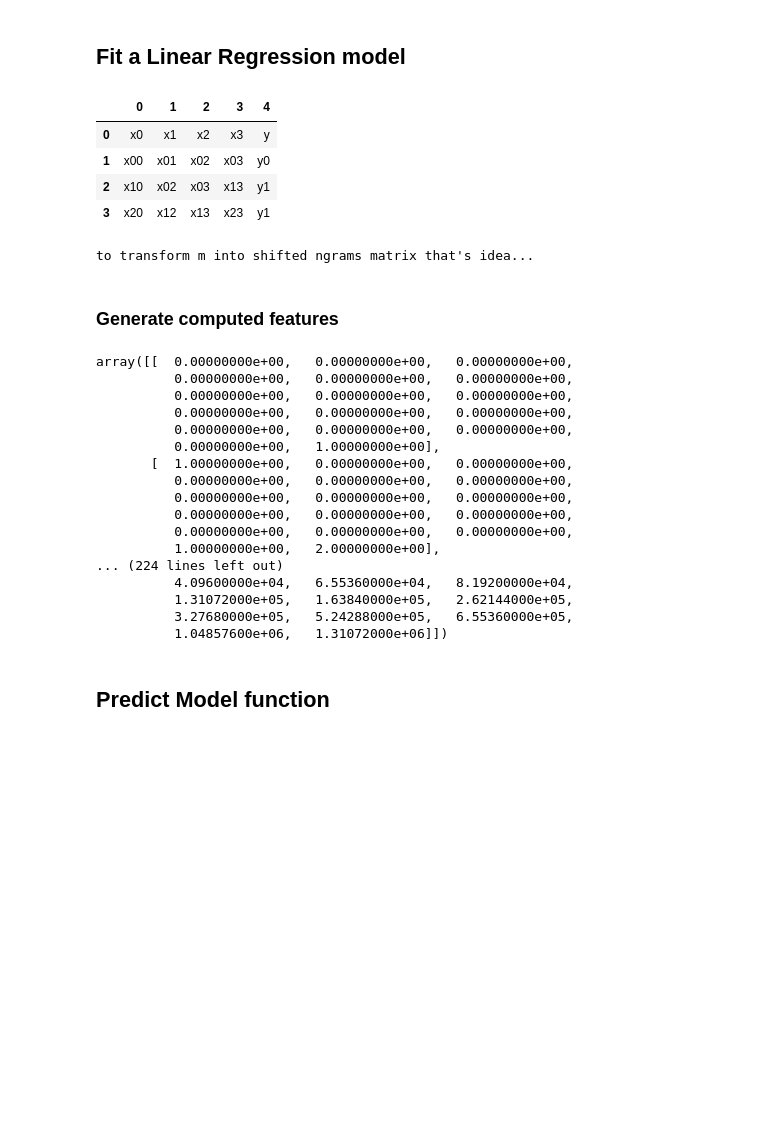
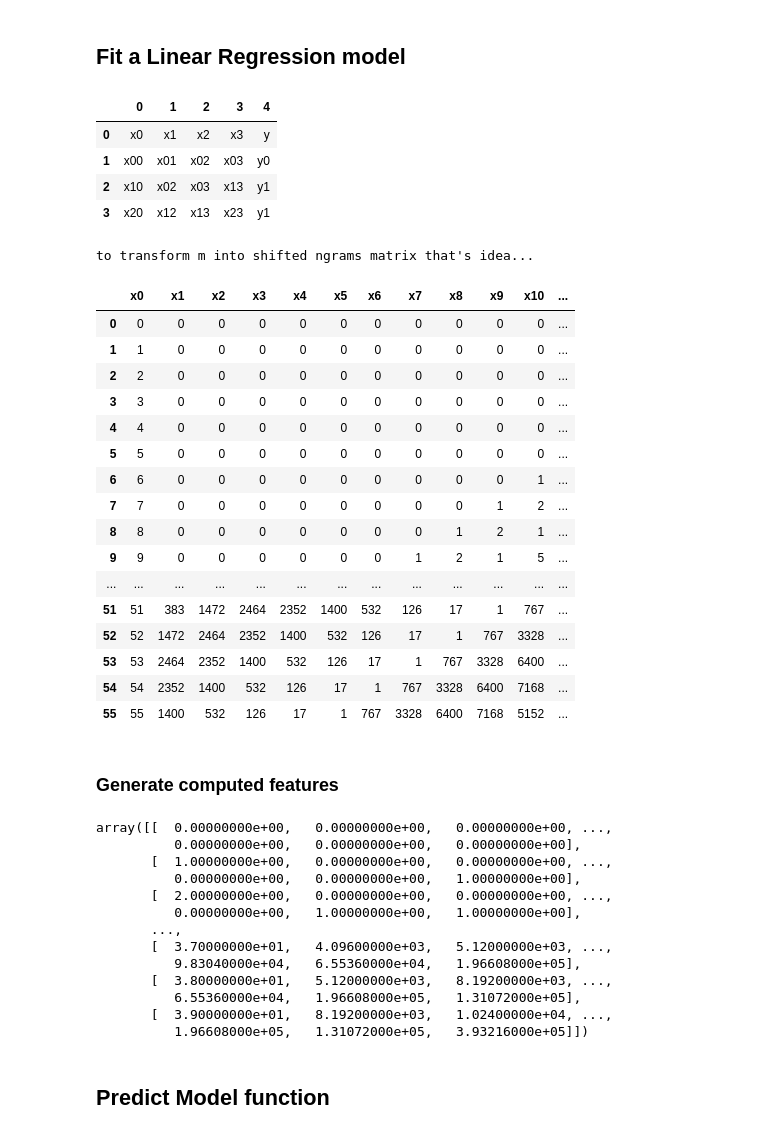
Before and after one commit to gerardobort/kaggle, a Jupyter notebook: integer-sequence-learning/serious approach 1.ipynb, the cells around one changed output. Drawn from its saved outputs; the diff is of its cells as text; code cells hidden in the pictures; blank space fills up the shorter version.

```diff
--- a/integer-sequence-learning/serious approach 1.ipynb
+++ b/integer-sequence-learning/serious approach 1.ipynb
@@ -68,15 +68,19 @@ def getTrainingSet(seq):
         trainingSet[i] = np.concatenate((xi, x1, y1))
         columns.append("x" + str(i))
     columns.append("y")
+    # mirror lr
+    # trainingSet[:,1:-1] = np.fliplr(trainingSet[:,1:-1])
     return trainingSet, columns
 
-trainingSet, columns = getTrainingSet(train.seq[1][:-1])
+trainingSet, columns = getTrainingSet(train.seq[4][:-1])
 #X = pd.DataFrame(trainingSet[:,:-1].astype(int), columns=columns[:-1])
 #y = pd.DataFrame(trainingSet[:,-1:].astype(int), columns=columns[-1:])
 #display(X, y)
 
-
-##display(pd.DataFrame(trainingSet.astype(int), columns=columns))
+### TEST
+#np.set_printoptions(precision=99)
+#print(train.seq[4][-1:].astype(np.longdouble), predictLast(train.seq[4][:-1]).astype(np.longdouble))
+#display(pd.DataFrame(trainingSet.astype(np.longdouble), columns=columns))
 # %% [markdown]
 ## Fit a Linear Regression model
 # %%
@@ -93,34 +97,54 @@ def getTrainingSetNgram(seq):
     m, columns = getTrainingSet(seq)
     n = int((m.shape[1]-2)/2+1) # n-gram n value
     # n == 15 best cut off - by try and error discovery
     if n > 15:
         n = 15
     #print("n-gram:", n, len(seq))
     mp = np.array([m[:,0], *tuple(np.zeros([n, m.shape[1]-1])), m[:,-1]]).transpose()
     # complete diagonals - ngram matrix
     for i in range(n):
         for j in range(1,n):
             if n-i+j <= n:
                 mp[i,n-i+j] = m[i,j]
     # complete matrix ngrams body
     for i in range(n, m.shape[0]):
         mp[i,1:1+n] = m[i,1-n+i:1+i]
     #print(mp.shape, columns[:mp.shape[1]])
     columns[mp.shape[1]-1] = "y"
+    # vertical mirror center of matrix
+    #    mp[:,1:-1] = np.fliplr(mp[:,1:-1])
+    #    mp = np.flipud(mp)
     return mp, columns[:mp.shape[1]]
 
 trainingSet, columns = getTrainingSet(train.seq[1][:-1])
 #display(pd.DataFrame(trainingSet.astype(int), columns=columns))
 
 trainingSet, columns = getTrainingSetNgram(train.seq[1][:-1])
-##display(pd.DataFrame(trainingSet.astype(int), columns=columns))
+display(pd.DataFrame(trainingSet.astype(int), columns=columns))
 # %% [output]
 |  | 0 | 1 | 2 | 3 | 4 |
 | 0 | x0 | x1 | x2 | x3 | y |
 | 1 | x00 | x01 | x02 | x03 | y0 |
 | 2 | x10 | x02 | x03 | x13 | y1 |
 | 3 | x20 | x12 | x13 | x23 | y1 |
 to transform m into shifted ngrams matrix that's idea...
+|  | x0 | x1 | x2 | x3 | x4 | x5 | x6 | x7 | x8 | x9 | x10 | ... |
+| 0 | 0 | 0 | 0 | 0 | 0 | 0 | 0 | 0 | 0 | 0 | 0 | ... |
+| 1 | 1 | 0 | 0 | 0 | 0 | 0 | 0 | 0 | 0 | 0 | 0 | ... |
+| 2 | 2 | 0 | 0 | 0 | 0 | 0 | 0 | 0 | 0 | 0 | 0 | ... |
+| 3 | 3 | 0 | 0 | 0 | 0 | 0 | 0 | 0 | 0 | 0 | 0 | ... |
+| 4 | 4 | 0 | 0 | 0 | 0 | 0 | 0 | 0 | 0 | 0 | 0 | ... |
+| 5 | 5 | 0 | 0 | 0 | 0 | 0 | 0 | 0 | 0 | 0 | 0 | ... |
+| 6 | 6 | 0 | 0 | 0 | 0 | 0 | 0 | 0 | 0 | 0 | 1 | ... |
+| 7 | 7 | 0 | 0 | 0 | 0 | 0 | 0 | 0 | 0 | 1 | 2 | ... |
+| 8 | 8 | 0 | 0 | 0 | 0 | 0 | 0 | 0 | 1 | 2 | 1 | ... |
+| 9 | 9 | 0 | 0 | 0 | 0 | 0 | 0 | 1 | 2 | 1 | 5 | ... |
+| ... | ... | ... | ... | ... | ... | ... | ... | ... | ... | ... | ... | ... |
+| 51 | 51 | 383 | 1472 | 2464 | 2352 | 1400 | 532 | 126 | 17 | 1 | 767 | ... |
+| 52 | 52 | 1472 | 2464 | 2352 | 1400 | 532 | 126 | 17 | 1 | 767 | 3328 | ... |
+| 53 | 53 | 2464 | 2352 | 1400 | 532 | 126 | 17 | 1 | 767 | 3328 | 6400 | ... |
+| 54 | 54 | 2352 | 1400 | 532 | 126 | 17 | 1 | 767 | 3328 | 6400 | 7168 | ... |
+| 55 | 55 | 1400 | 532 | 126 | 17 | 1 | 767 | 3328 | 6400 | 7168 | 5152 | ... |
 # %% [markdown]
 ### Generate computed features
 # %%
@@ -133,14 +157,14 @@ def generateExtraFeatures(mX):
     #    mX = np.concatenate((mX, np.cos(mX[:,i:i+1])), axis=1) # sin
     #    mX = np.concatenate((mX, np.exp(mX[:,i:i+1])), axis=1) # exp
     #    mX = np.concatenate((mX, np.log(mX[:,i:i+1])), axis=1) # exp
-    if (n > 11):
-        return mX
+    #if (n > 11):
+    #    return mX
     for i in range(1, n-2):
         mX = np.concatenate((mX, mX[:,i+1:i+2] - mX[:,i+0:i+1]), axis=1) # X(n+1) - X(n)
-        mX = np.concatenate((mX, np.angle(mX[:,i+1:i+2] - mX[:,i+0:i+1])), axis=1) # X(n+1) v X(n)
+        #mX = np.concatenate((mX, np.angle(mX[:,i+1:i+2] - mX[:,i+0:i+1])), axis=1) # X(n+1) v X(n)
     #for i in range(1, n-3):
-        #mX = np.concatenate((mX, mX[:,i+2:i+3] - mX[:,i+0:i+1]), axis=1) # X(n+2) - X(n)
-        #mX = np.concatenate((mX, np.angle(mX[:,i+2:i+3] - mX[:,i+0:i+1])), axis=1) # X(n+2) v X(n)
+    #    mX = np.concatenate((mX, mX[:,i+2:i+3] - mX[:,i+0:i+1]), axis=1) # X(n+2) - X(n)
+    #    mX = np.concatenate((mX, np.angle(mX[:,i+2:i+3] - mX[:,i+0:i+1])), axis=1) # X(n+2) v X(n)
     #for i in range(1, n-1):
         #mX = mX
         #mX[:,i+1:i+2] = np.cos(mX[:,i+1:i+2] - mX[:,i:i+1])
@@ -150,23 +174,19 @@ def generateExtraFeatures(mX):
 trainingSet, columns = getTrainingSetNgram(train.seq[2][:-1])
 generateExtraFeatures(trainingSet)
 # %% [output]
-array([[  0.00000000e+00,   0.00000000e+00,   0.00000000e+00,
-          0.00000000e+00,   0.00000000e+00,   0.00000000e+00,
-          0.00000000e+00,   0.00000000e+00,   0.00000000e+00,
-          0.00000000e+00,   0.00000000e+00,   0.00000000e+00,
-          0.00000000e+00,   0.00000000e+00,   0.00000000e+00,
-          0.00000000e+00,   1.00000000e+00],
-       [  1.00000000e+00,   0.00000000e+00,   0.00000000e+00,
-          0.00000000e+00,   0.00000000e+00,   0.00000000e+00,
-          0.00000000e+00,   0.00000000e+00,   0.00000000e+00,
-          0.00000000e+00,   0.00000000e+00,   0.00000000e+00,
-          0.00000000e+00,   0.00000000e+00,   0.00000000e+00,
-          1.00000000e+00,   2.00000000e+00],
-... (224 lines left out)
-          4.09600000e+04,   6.55360000e+04,   8.19200000e+04,
-          1.31072000e+05,   1.63840000e+05,   2.62144000e+05,
-          3.27680000e+05,   5.24288000e+05,   6.55360000e+05,
-          1.04857600e+06,   1.31072000e+06]])
+array([[  0.00000000e+00,   0.00000000e+00,   0.00000000e+00, ...,
+          0.00000000e+00,   0.00000000e+00,   0.00000000e+00],
+       [  1.00000000e+00,   0.00000000e+00,   0.00000000e+00, ...,
+          0.00000000e+00,   0.00000000e+00,   1.00000000e+00],
+       [  2.00000000e+00,   0.00000000e+00,   0.00000000e+00, ...,
+          0.00000000e+00,   1.00000000e+00,   1.00000000e+00],
+       ...,
+       [  3.70000000e+01,   4.09600000e+03,   5.12000000e+03, ...,
+          9.83040000e+04,   6.55360000e+04,   1.96608000e+05],
+       [  3.80000000e+01,   5.12000000e+03,   8.19200000e+03, ...,
+          6.55360000e+04,   1.96608000e+05,   1.31072000e+05],
+       [  3.90000000e+01,   8.19200000e+03,   1.02400000e+04, ...,
+          1.96608000e+05,   1.31072000e+05,   3.93216000e+05]])
 # %% [markdown]
 ## Predict Model function
 # %%
```
Also changed, not shown: parts of 4 cells of this notebook, 3 other files.
